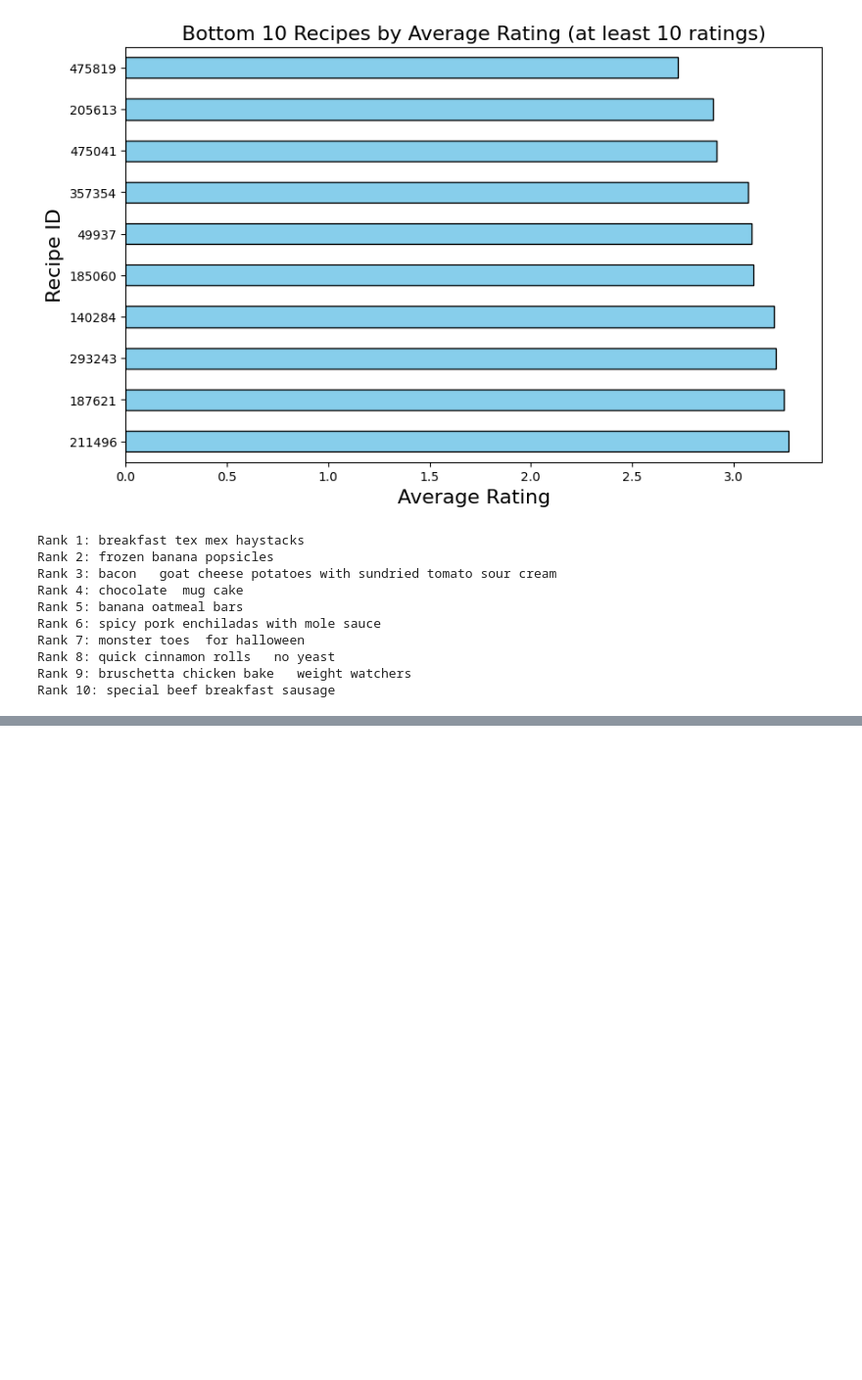
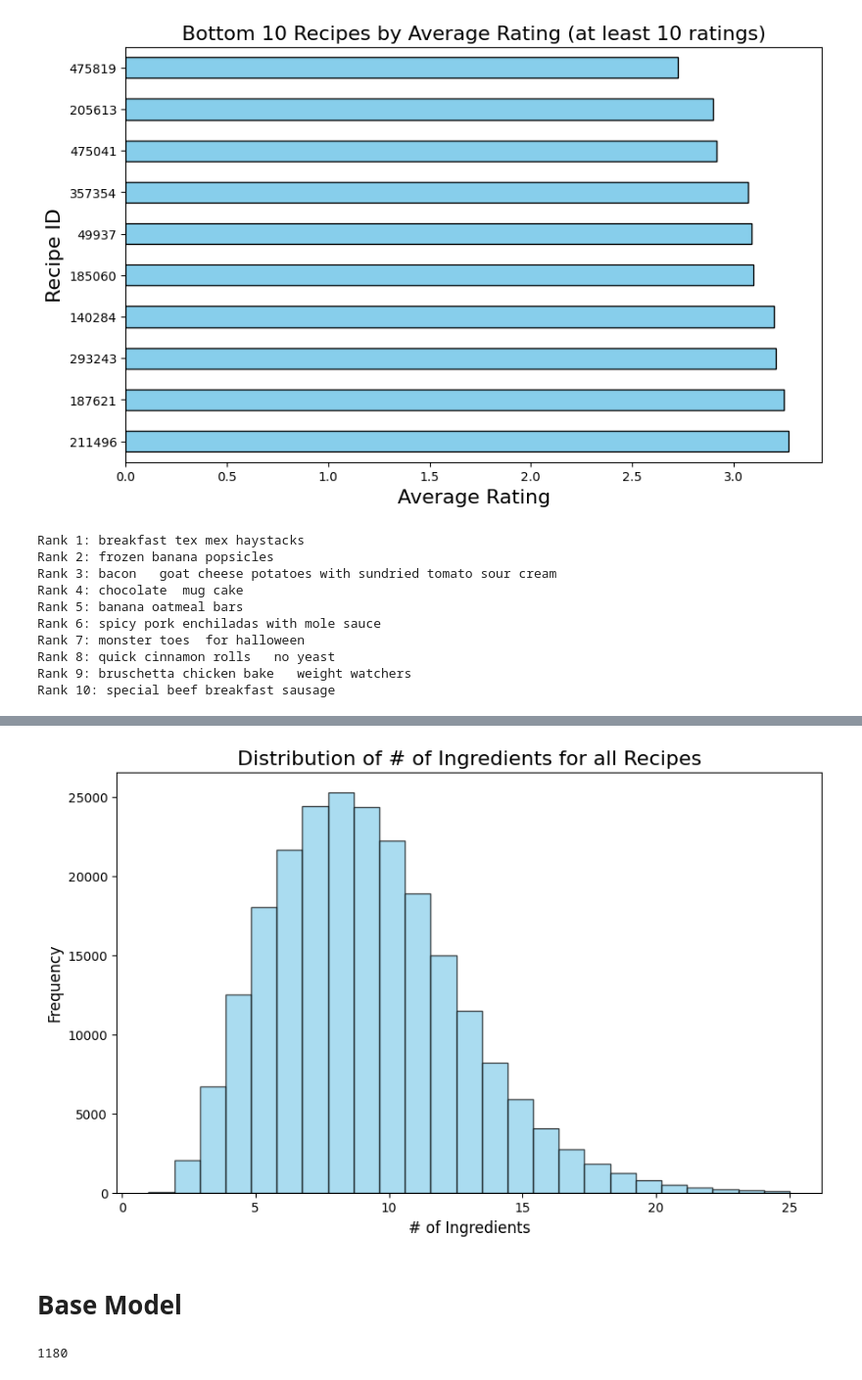
Before and after one commit to SatvikS7/Recipe-Recommender, a Jupyter notebook: EDA.ipynb, the cells around one changed output, grey strips where cells are left out. Shown at 98% size. Saved outputs shown, nothing was run; the diff lists cells and outputs as text; code cells hidden in the pictures; blank space fills up the shorter version.

```diff
--- a/EDA.ipynb
+++ b/EDA.ipynb
@@ -308,0 +227,14 @@ plt.show()
+# %%
+plt.figure(figsize=(10, 6))
+plt.hist(df_rr_clean['n_ingredients'], bins=25, edgecolor='black', color='skyblue', alpha=0.7)
+
+# Adding titles and labels
+plt.title('Distribution of # of Ingredients for all Recipes', fontsize=16)
+plt.xlabel('# of Ingredients', fontsize=12)
+plt.ylabel('Frequency', fontsize=12)
+# Show the plot
+plt.show()
+# %% [output]
+[figure, added]
+# %% [markdown]
+# Base Model
@@ -308,0 +271,4 @@ plt.show()
+# %%
+len(recipe_avg_ratings)
+# %% [output]
+1180
```
Also changed, not shown: parts of 30 cells of this notebook.
